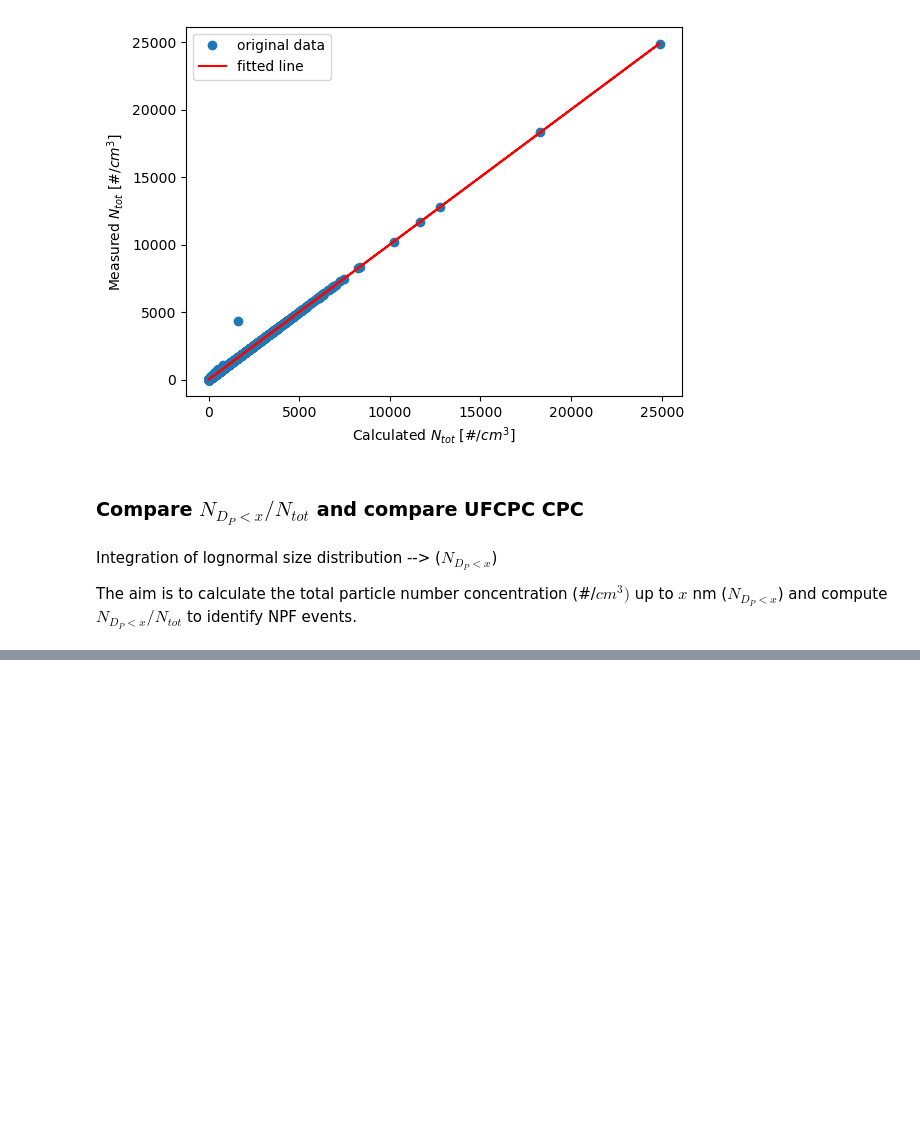
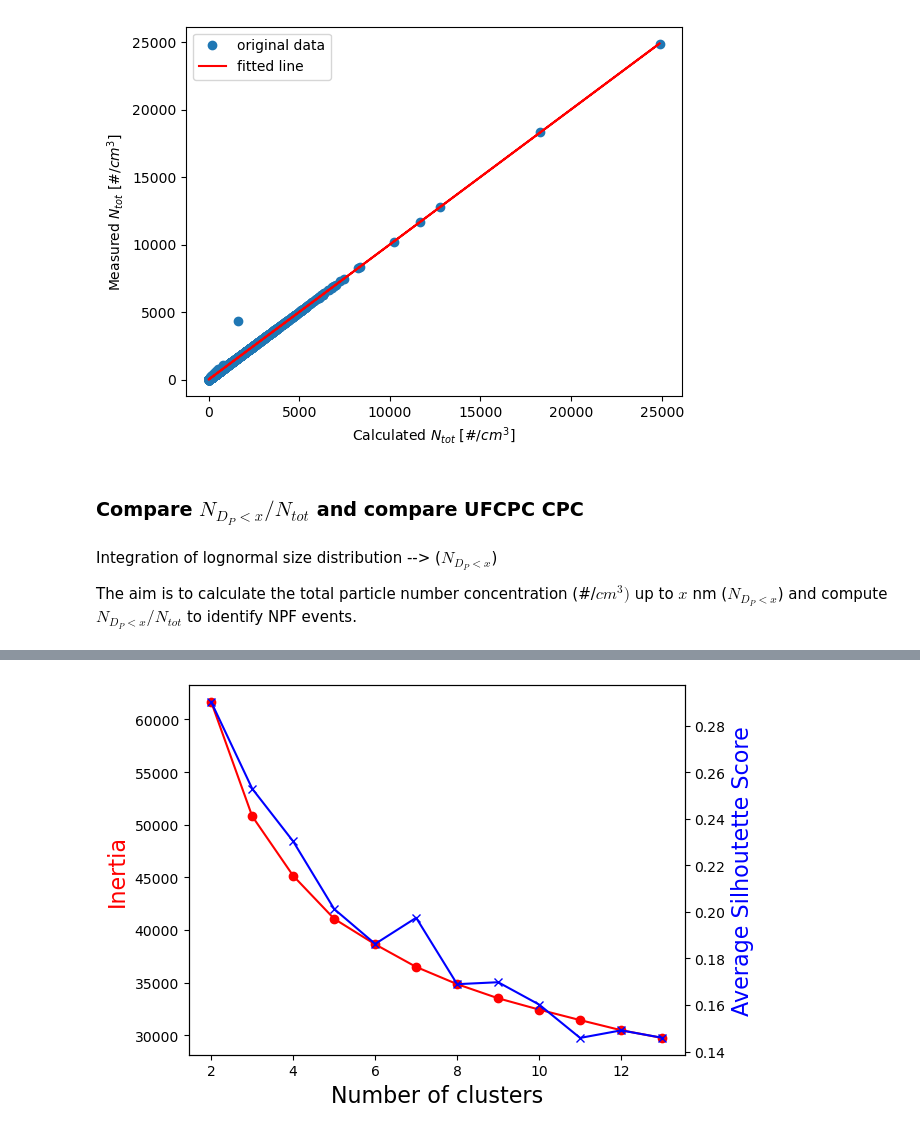
Before and after one commit to eScience-course/Tjaernoe2022-group3, a Jupyter notebook: notebooks/Report_Lovisa.ipynb, the cells around one changed output, grey strips where cells are left out. Cells and saved outputs as stored; diff of their text form; code cells hidden in the pictures; blank space fills up the shorter version.

```diff
--- a/notebooks/Report_Lovisa.ipynb
+++ b/notebooks/Report_Lovisa.ipynb
@@ -35,8 +35,16 @@ import datetime
 import seaborn as sns
 import scipy as sc
 import glob
-
+import sklearn.metrics as skm
+from sklearn import metrics
+from sklearn.metrics.pairwise import pairwise_distances
+from sklearn.cluster import KMeans
+import scipy.stats as st
+import seaborn as sns
+from matplotlib import cm
 
 # Auto-update the functions. Useful if the functions have been altered.
 %load_ext autoreload
 %autoreload 2
+
+plt.rcParams['font.size'] = '12'
@@ -284,0 +207,4 @@ Some clusters peak for the same diameter when number of clusters =  11 . Conside
+# %%
+fu.optimizeClusters(df_hourly_norm_dropped)
+# %% [output]
+[figure, added]
```
Also changed, not shown: parts of 80 cells of this notebook, 4 other files.
